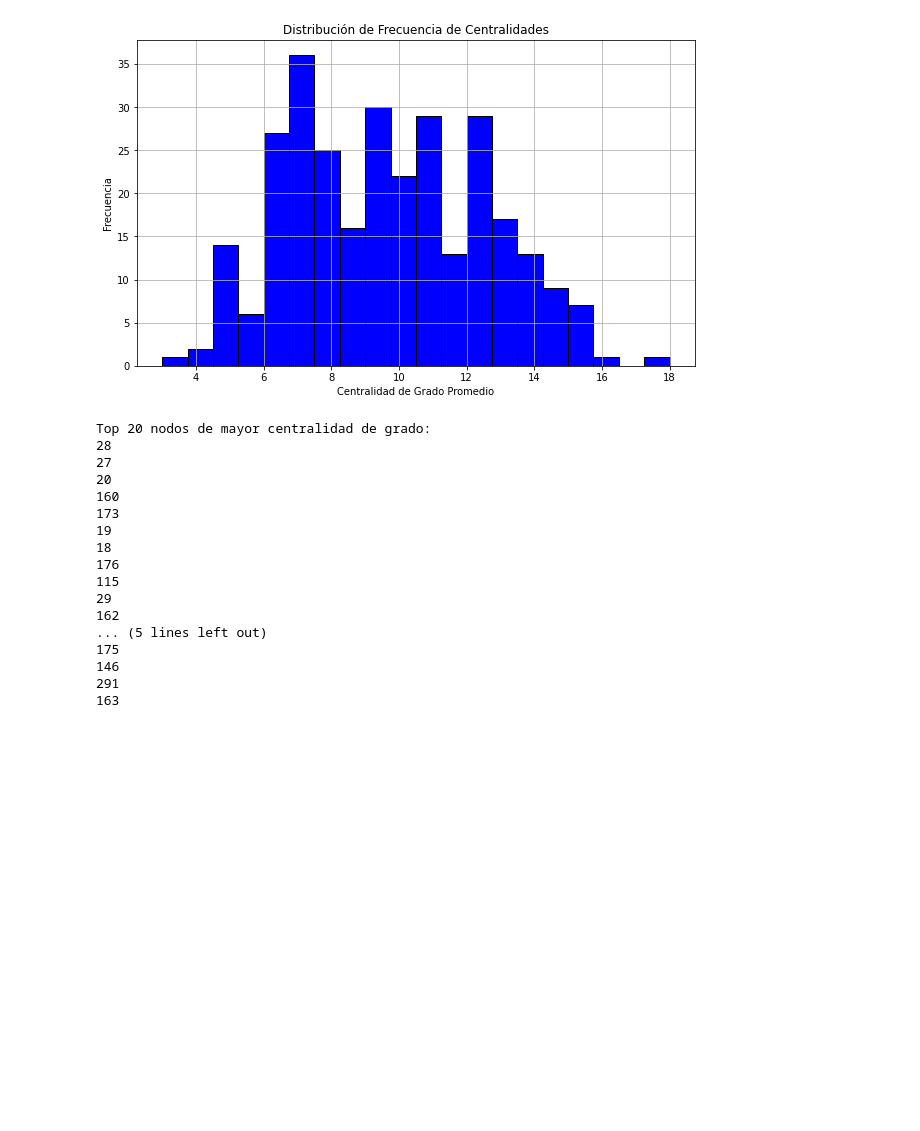
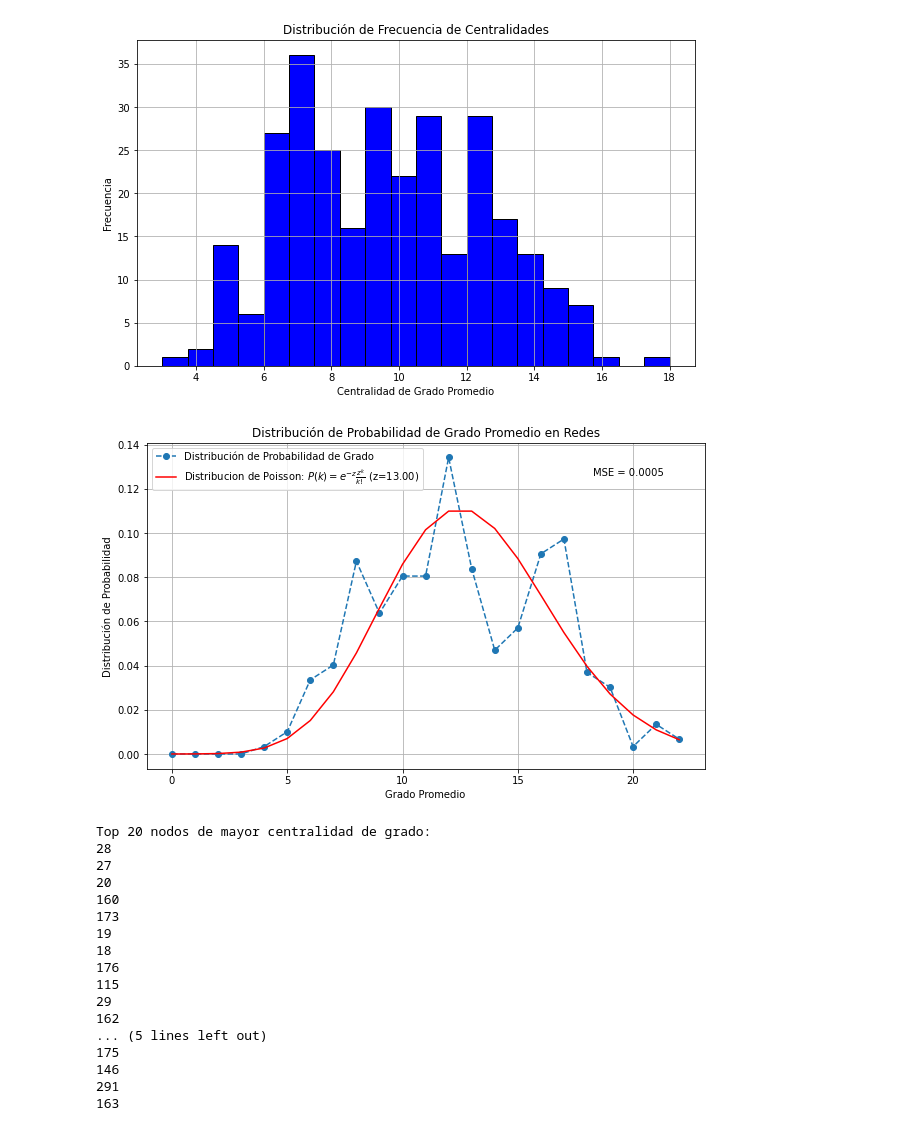
Before and after one commit to hugosl/BiopandasPDB, a Jupyter notebook: prueba-75-SARS-CoV_pdbs-Metricas-Topologicas-Centralidad-Subgrafica-Metodo-suma.ipynb, the cells around one changed output. Cells and saved outputs as stored; diff of their text form; code cells hidden in the pictures; blank space fills up the shorter version.

```diff
--- a/prueba-75-SARS-CoV_pdbs-Metricas-Topologicas-Centralidad-Subgrafica-Metodo-suma.ipynb
+++ b/prueba-75-SARS-CoV_pdbs-Metricas-Topologicas-Centralidad-Subgrafica-Metodo-suma.ipynb
@@ -621,6 +652,42 @@ if save_graph.lower() == 'y':
 plt.show()
 # %% [output]
 [figure]
+# %%
+plt.figure(figsize=(10, 6))
+
+# Calcular la distribución de probabilidad de grado
+nodos_totales = len(nodos)
+max_grado = int(max(grados_promedio))
+distribucion_probabilidad = np.zeros(max_grado + 1)
+
+for grado in grados_promedio:
+    distribucion_probabilidad[int(grado)] += 1
+
+distribucion_probabilidad /= nodos_totales
+
+# Graficar la distribución de probabilidad de grado
+plt.plot(range(len(distribucion_probabilidad)), distribucion_probabilidad, 'o--', label='Distribución de Probabilidad de Grado')
+
+# Ajuste con la Topología de Poisson
+z = np.mean(grados_promedio)
+poisson_vals = [poisson.pmf(k, z) for k in range(len(distribucion_probabilidad))]
+plt.plot(range(len(distribucion_probabilidad)), poisson_vals, 'r', label=f'Distribucion de Poisson: $P(k) = e^{{-z}} \\frac{{z^k}}{{k!}}$ (z={z:.2f})')
+
+# Calcular el Error Cuadrático Medio (MSE) entre la distribución observada y la de Poisson ajustada
+mse = np.mean((distribucion_probabilidad - poisson_vals)**2)
+plt.text(0.8, 0.9, f'MSE = {mse:.4f}', transform=plt.gca().transAxes)
+
+plt.xlabel('Grado Promedio')
+plt.ylabel('Distribución de Probabilidad')
+plt.title('Distribución de Probabilidad de Grado Promedio en Redes')
+plt.legend()
+plt.grid(True)
+
+if save_graph.lower() == 'y':
+    plt.savefig(f'Distribucion de Probabilidad de Grado Promedio 75 redes R={D}A.png', dpi=200)
+plt.show()
+# %% [output]
+[figure, added]
 # %%
 #esta funcion hace un ranking de las 20 mayores centralidades y toma en cuanta los 3 pimeros atomos de la proteina
 def top(centrality):  # top 20
```
Also changed, not shown: parts of 15 cells of this notebook.
